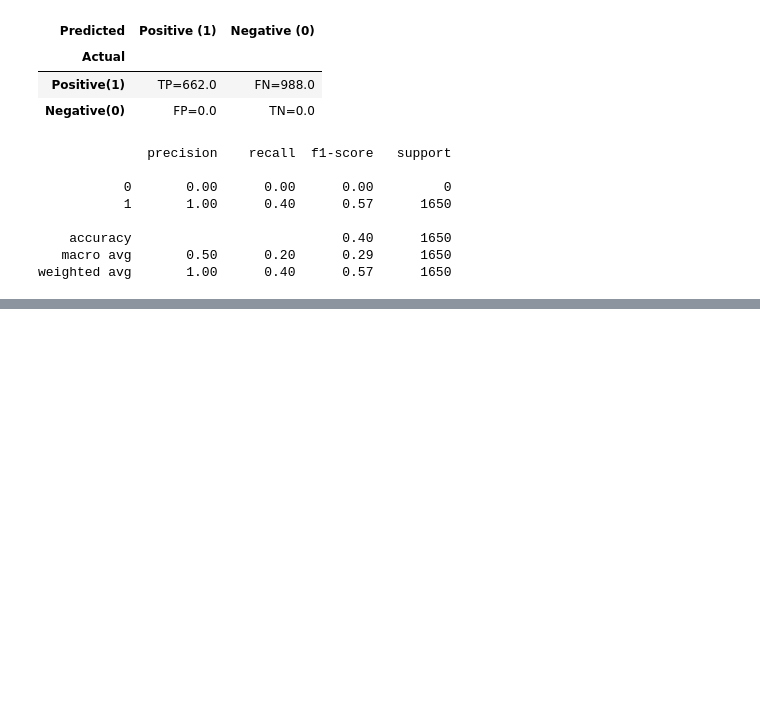
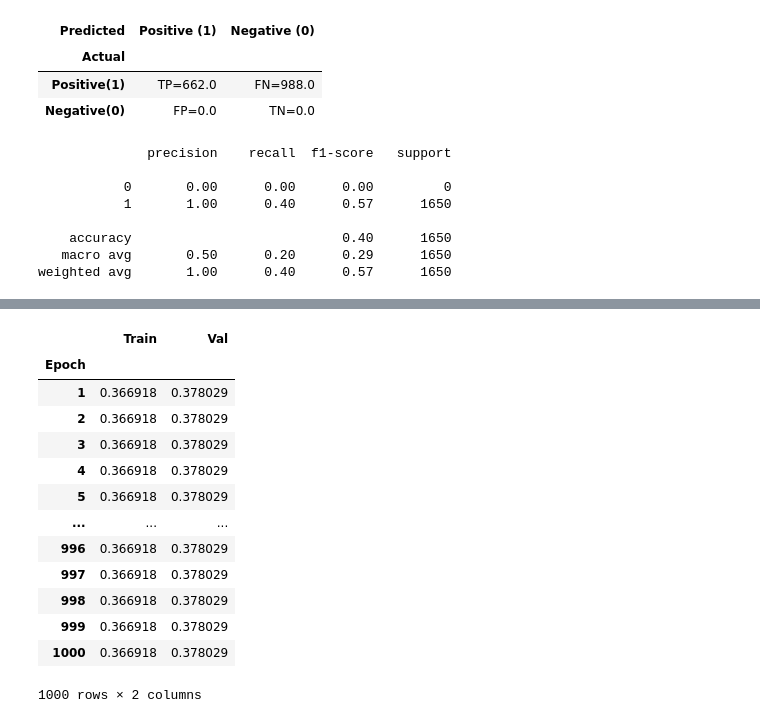
Before and after one commit to aaargyrou/Spotify-hit-predictor, a Jupyter notebook: Models/neural_network_model.ipynb, the cells around one changed output, grey strips where cells are left out. Cells and saved outputs as stored; diff of their text form; code cells hidden in the pictures; blank space fills up the shorter version.

```diff
--- a/Models/neural_network_model.ipynb
+++ b/Models/neural_network_model.ipynb
@@ -345,0 +362,17 @@ weighted avg       1.00      0.40      0.57      1650
+# %%
+accuracy_df
+# %% [output]
+|  | Train | Val |
+| Epoch |  |  |
+| 1 | 0.366918 | 0.378029 |
+| 2 | 0.366918 | 0.378029 |
+| 3 | 0.366918 | 0.378029 |
+| 4 | 0.366918 | 0.378029 |
+| 5 | 0.366918 | 0.378029 |
+| ... | ... | ... |
+| 996 | 0.366918 | 0.378029 |
+| 997 | 0.366918 | 0.378029 |
+| 998 | 0.366918 | 0.378029 |
+| 999 | 0.366918 | 0.378029 |
+| 1000 | 0.366918 | 0.378029 |
+1000 rows × 2 columns
```
Also changed, not shown: parts of 11 cells of this notebook, 3 other files.
